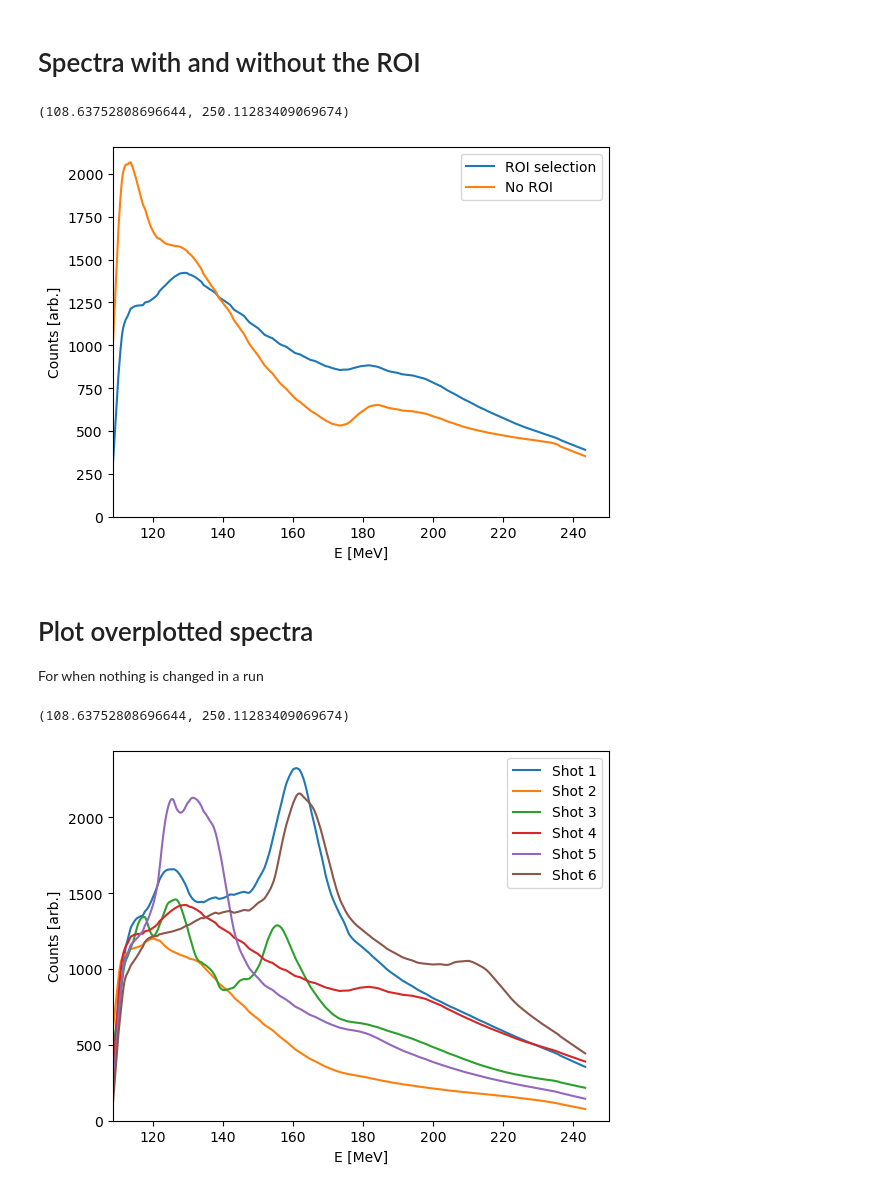
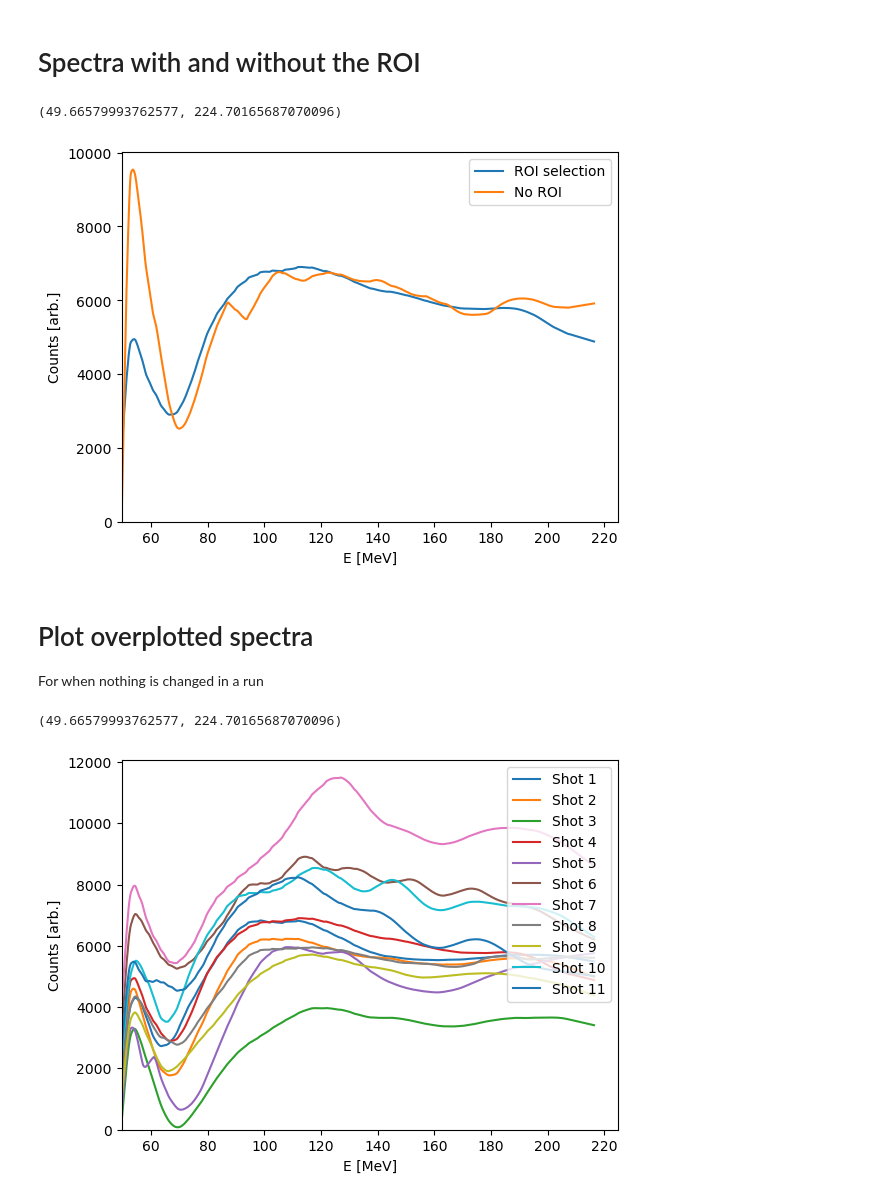
Before and after one commit to cmcanespie01/Gemini_cells_2024, a Jupyter notebook: scripts/ESpec_low/Espec_low_plotting.ipynb, the cells around one changed output. Drawn from its saved outputs; the diff is of its cells as text; code cells hidden in the pictures.

```diff
--- a/scripts/ESpec_low/Espec_low_plotting.ipynb
+++ b/scripts/ESpec_low/Espec_low_plotting.ipynb
@@ -106,15 +80,15 @@ plt.colorbar()
 # %% [markdown]
 # Spectra with and without the ROI
 # %%
-timeline = {'date': 20260910, 'run': 'scans/002'}
+timeline = {'date': 20240304, 'run': 'run11'}
 shot_dicts = ex.DAQ.get_shot_dicts('ESpec_low', timeline)
 
-eg_shot = {'date': 20260910, 'run': 'scans/002', 'shotnum': 4}
+eg_shot = {'date': 20240304, 'run': 'run11', 'shotnum': 4}
 spec, MeV = ESpec_low.get_spectrum(eg_shot, roi_mrad=[25,55])
 spec = savgol_filter(spec, window_length=51, polyorder=1) # Smooth out the spectra if it has bumps in it
 plt.plot(MeV, spec, label='ROI selection')
 
-eg_shot = {'date': 20260910, 'run': 'scans/002', 'shotnum': 4}
+eg_shot = {'date': 20240304, 'run': 'run11', 'shotnum': 4}
 spec, MeV = ESpec_low.get_spectrum(eg_shot)
 spec = savgol_filter(spec, window_length=51, polyorder=1) # Smooth out the spectra if it has bumps in it
 plt.plot(MeV, spec, label='No ROI')
@@ -125,27 +99,27 @@ plt.ylabel('Counts [arb.]')
 plt.ylim(0, )
 plt.xlim(np.min(MeV))
 # %% [output]
-(108.63752808696644, 250.11283409069674)
+(49.66579993762577, 224.70165687070096)
-[figure, old version]
+[figure, new version]
 # %% [markdown]
 # Plot overplotted spectra
 
 For when nothing is changed in a run
 # %%
-timeline = {'date': 20260910, 'run': 'scans/002'}
+timeline = {'date': 20240304, 'run': 'run11'}
 shot_dicts = ex.DAQ.get_shot_dicts('ESpec_low', timeline)
 
-for n,i in enumerate(shot_dicts):
+for n,i in enumerate(shot_dicts[:-3]):
     spec, MeV = ESpec_low.get_spectrum(i, roi_mrad=[25,55])
     spec = savgol_filter(spec, window_length=51, polyorder=1) # Smooth out the spectra if it has bumps in it
     plt.plot(MeV, spec, label='Shot '+str(n+1))
 
 plt.legend()
 plt.xlabel('E [MeV]')
 plt.ylabel('Counts [arb.]')
 plt.ylim(0, )
 plt.xlim(np.min(MeV))
 # %% [output]
-(108.63752808696644, 250.11283409069674)
+(49.66579993762577, 224.70165687070096)
-[figure, old version]
+[figure, new version]
 # %%
```
Also changed, not shown: parts of 6 cells of this notebook, 9 other files.
